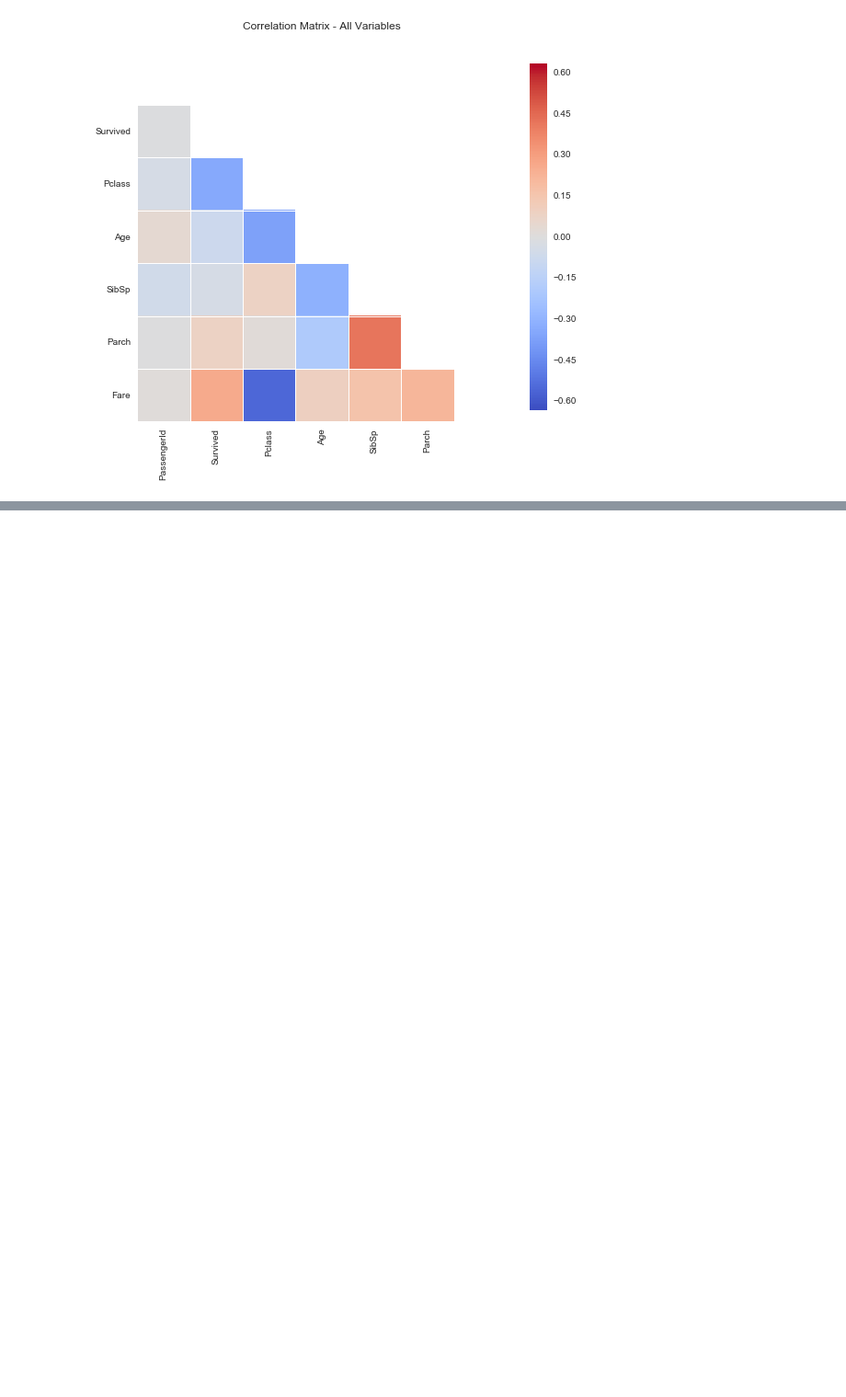
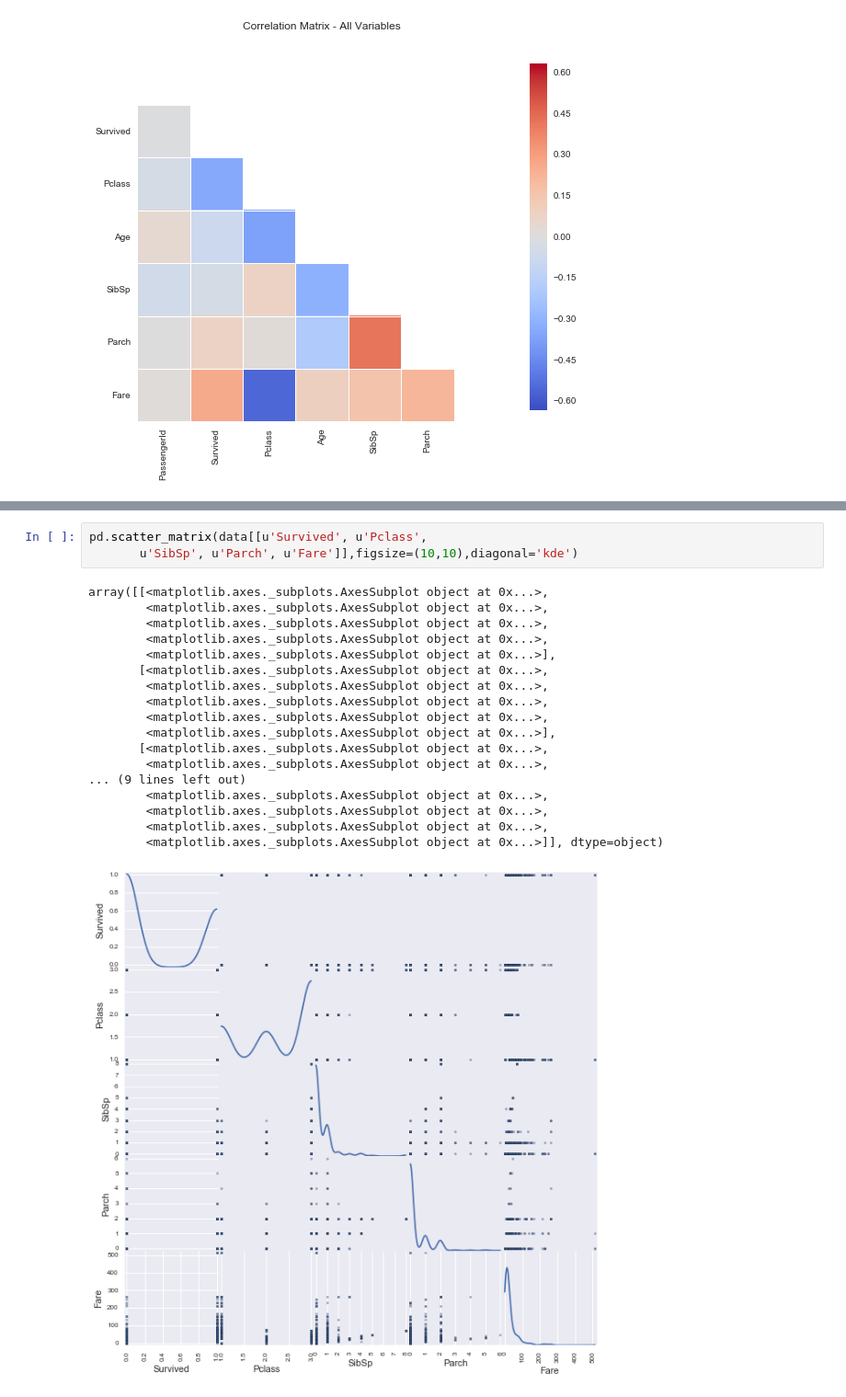
Before and after one commit to btq/icc_titanic, a Jupyter notebook: dev/2016-09-01-BTQ-LoadTitanicData.ipynb, the cells around one changed output, grey strips where cells are left out. Shown: that part at 92% size. Drawn from its saved outputs; the diff is of its cells as text; blank space fills up the shorter version.

```diff
--- a/dev/2016-09-01-BTQ-LoadTitanicData.ipynb
+++ b/dev/2016-09-01-BTQ-LoadTitanicData.ipynb
@@ -85,0 +96,22 @@ plt.show()
+# %%
+pd.scatter_matrix(data[[u'Survived', u'Pclass',
+       u'SibSp', u'Parch', u'Fare']],figsize=(10,10),diagonal='kde')
+# %% [output]
+array([[<matplotlib.axes._subplots.AxesSubplot object at 0x...>,
+        <matplotlib.axes._subplots.AxesSubplot object at 0x...>,
+        <matplotlib.axes._subplots.AxesSubplot object at 0x...>,
+        <matplotlib.axes._subplots.AxesSubplot object at 0x...>,
+        <matplotlib.axes._subplots.AxesSubplot object at 0x...>],
+       [<matplotlib.axes._subplots.AxesSubplot object at 0x...>,
+        <matplotlib.axes._subplots.AxesSubplot object at 0x...>,
+        <matplotlib.axes._subplots.AxesSubplot object at 0x...>,
+        <matplotlib.axes._subplots.AxesSubplot object at 0x...>,
+        <matplotlib.axes._subplots.AxesSubplot object at 0x...>],
+       [<matplotlib.axes._subplots.AxesSubplot object at 0x...>,
+        <matplotlib.axes._subplots.AxesSubplot object at 0x...>,
+... (9 lines left out)
+        <matplotlib.axes._subplots.AxesSubplot object at 0x...>,
+        <matplotlib.axes._subplots.AxesSubplot object at 0x...>,
+        <matplotlib.axes._subplots.AxesSubplot object at 0x...>,
+        <matplotlib.axes._subplots.AxesSubplot object at 0x...>]], dtype=object)
+[figure, added]
```
Also changed, not shown: parts of 2 cells of this notebook.
